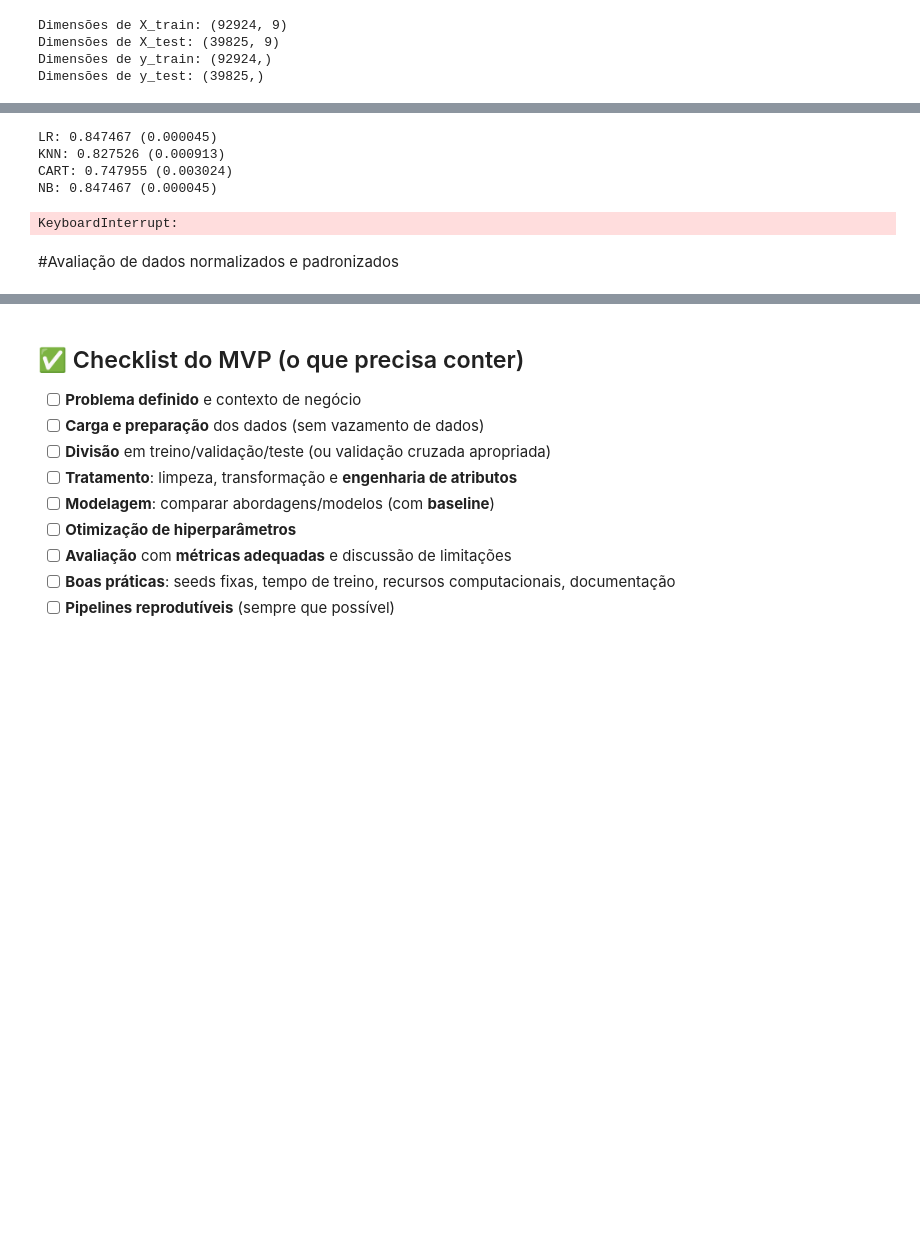
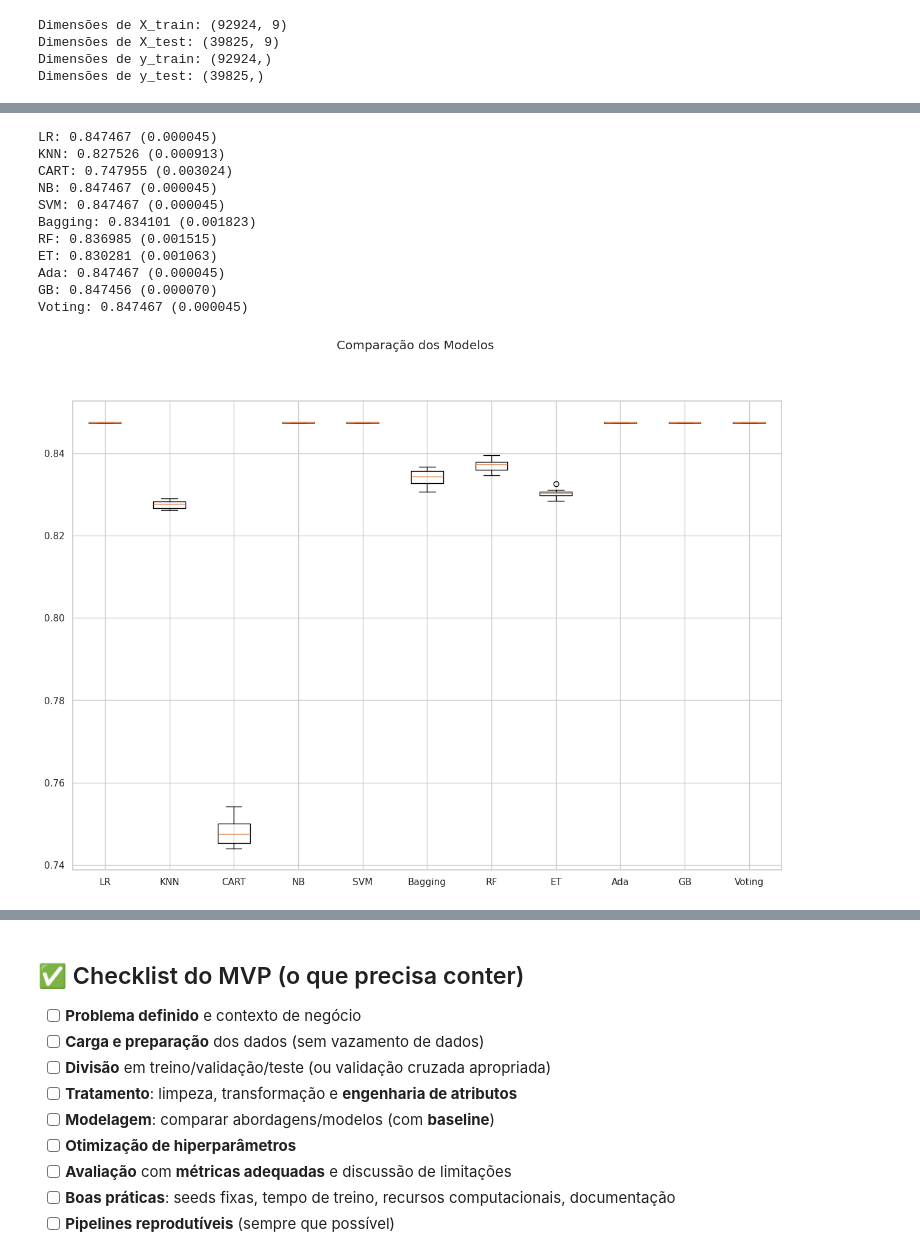
Before and after one commit to enakirimoto/Machine-Learning-and-Analytics, a Jupyter notebook: Projeto_Eric_MVP_ML_&_Analytics.ipynb, the cells around one changed output, grey strips where cells are left out. Cells and saved outputs as stored; diff of their text form; code cells hidden in the pictures; blank space fills up the shorter version.

```diff
--- a/Projeto_Eric_MVP_ML_&_Analytics.ipynb
+++ b/Projeto_Eric_MVP_ML_&_Analytics.ipynb
@@ -680,4 +684,6 @@ Dimensões de y_test: (39825,)
 # %%
+#Esses dados estão comentados pois excederam 20 minutos para rodar. O resultado está na parte inferior do código.
+'''
 np.random.seed(7) # definindo uma semente global
 
 # Lista que armazenará os modelos
@@ -711,34 +717,53 @@ models.append(('ET', ExtraTreesClassifier(n_estimators=num_trees, max_features=m
 models.append(('Ada', AdaBoostClassifier(n_estimators=num_trees)))
 models.append(('GB', GradientBoostingClassifier(n_estimators=num_trees)))
 models.append(('Voting', VotingClassifier(bases)))
 
 # Listas para armazenar os resultados
 results = []
 names = []
 
 kfold = StratifiedKFold(n_splits=10, shuffle=True, random_state=7)
-scoring = 'accuracy'
+scoring = 'f1'
 
 # Avaliação dos modelos
 for name, model in models:
     cv_results = cross_val_score(model, X_train, y_train, cv=kfold, scoring=scoring)
     results.append(cv_results)
     names.append(name)
     msg = "%s: %f (%f)" % (name, cv_results.mean(), cv_results.std())
     print(msg)
 
 # Boxplot de comparação dos modelos
 fig = plt.figure(figsize=(15,10))
 fig.suptitle('Comparação dos Modelos')
 ax = fig.add_subplot(111)
 plt.boxplot(results)
 ax.set_xticklabels(names)
 plt.show()
+
+
+Resumo do treinamento do modelo que demorou 40 minutos
+LR: 0.847467 (0.000045)
+KNN: 0.827526 (0.000913)
+CART: 0.747955 (0.003024)
+NB: 0.847467 (0.000045)
+SVM: 0.847467 (0.000045)
+Bagging: 0.834101 (0.001823)
+RF: 0.836985 (0.001515)
+ET: 0.830281 (0.001063)
+Ada: 0.847467 (0.000045)
+GB: 0.847456 (0.000070)
+Voting: 0.847467 (0.000045)'''
 # %% [output]
 LR: 0.847467 (0.000045)
 KNN: 0.827526 (0.000913)
 CART: 0.747955 (0.003024)
 NB: 0.847467 (0.000045)
+SVM: 0.847467 (0.000045)
+Bagging: 0.834101 (0.001823)
+RF: 0.836985 (0.001515)
+ET: 0.830281 (0.001063)
+Ada: 0.847467 (0.000045)
+GB: 0.847456 (0.000070)
+Voting: 0.847467 (0.000045)
-KeyboardInterrupt:
+[figure, added]
-# %% [markdown]
-#Avaliação de dados normalizados e padronizados
```
Also changed, not shown: parts of 20 cells of this notebook.
